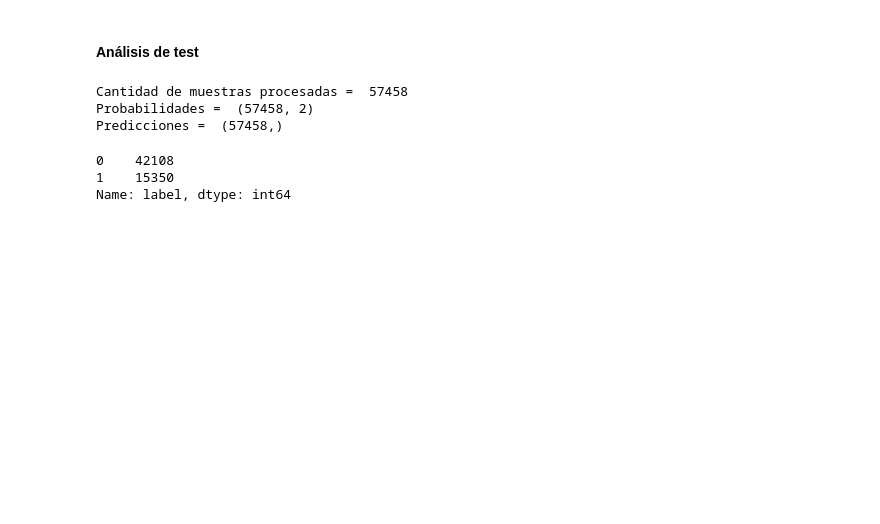
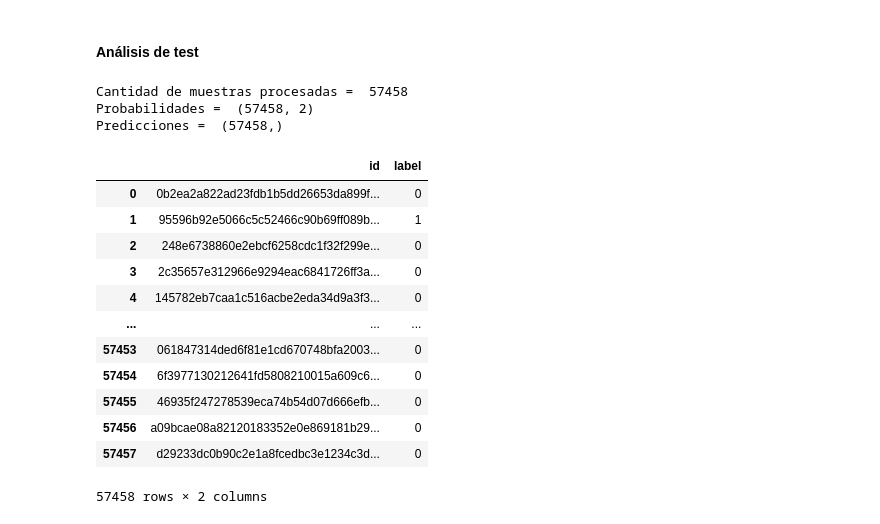
Before and after one commit to ffelicioni/CV---Histopathologic-Cancer-Detection, a Jupyter notebook: practica8_computervision.ipynb, the cells around one changed output. Cells and saved outputs as stored; diff of their text form; code cells hidden in the pictures; blank space fills up the shorter version.

```diff
--- a/practica8_computervision.ipynb
+++ b/practica8_computervision.ipynb
@@ -443,5 +415,5 @@ validation_loader = DataLoader(histop_validation_set, batch_size=64, shuffle=Tru
 # %%
 histop_test_set=histopDataset('test')
-test_loader = DataLoader(histop_test_set, batch_size=64, shuffle=True)
+test_loader = DataLoader(histop_test_set, batch_size=64, shuffle=False)
 # %%
 #ejemplo de train_dataloader
@@ -813,11 +786,21 @@ Cantidad de muestras procesadas =  57458
 Probabilidades =  (57458, 2)
 Predicciones =  (57458,)
 # %%
-test_set.label.value_counts()
+test_set
 # %% [output]
+|  | id | label |
+| 0 | 0b2ea2a822ad23fdb1b5dd26653da899f... | 0 |
+| 1 | 95596b92e5066c5c52466c90b69ff089b... | 1 |
+| 2 | 248e6738860e2ebcf6258cdc1f32f299e... | 0 |
+| 3 | 2c35657e312966e9294eac6841726ff3a... | 0 |
+| 4 | 145782eb7caa1c516acbe2eda34d9a3f3... | 0 |
+| ... | ... | ... |
+| 57453 | 061847314ded6f81e1cd670748bfa2003... | 0 |
+| 57454 | 6f3977130212641fd5808210015a609c6... | 0 |
+| 57455 | 46935f247278539eca74b54d07d666efb... | 0 |
+| 57456 | a09bcae08a82120183352e0e869181b29... | 0 |
+| 57457 | d29233dc0b90c2e1a8fcedbc3e1234c3d... | 0 |
-0    42108
-1    15350
-Name: label, dtype: int64
+57458 rows × 2 columns
 # %%
 predictions_t.sum()
 # %% [output]
```
Also changed, not shown: parts of 28 cells of this notebook.
